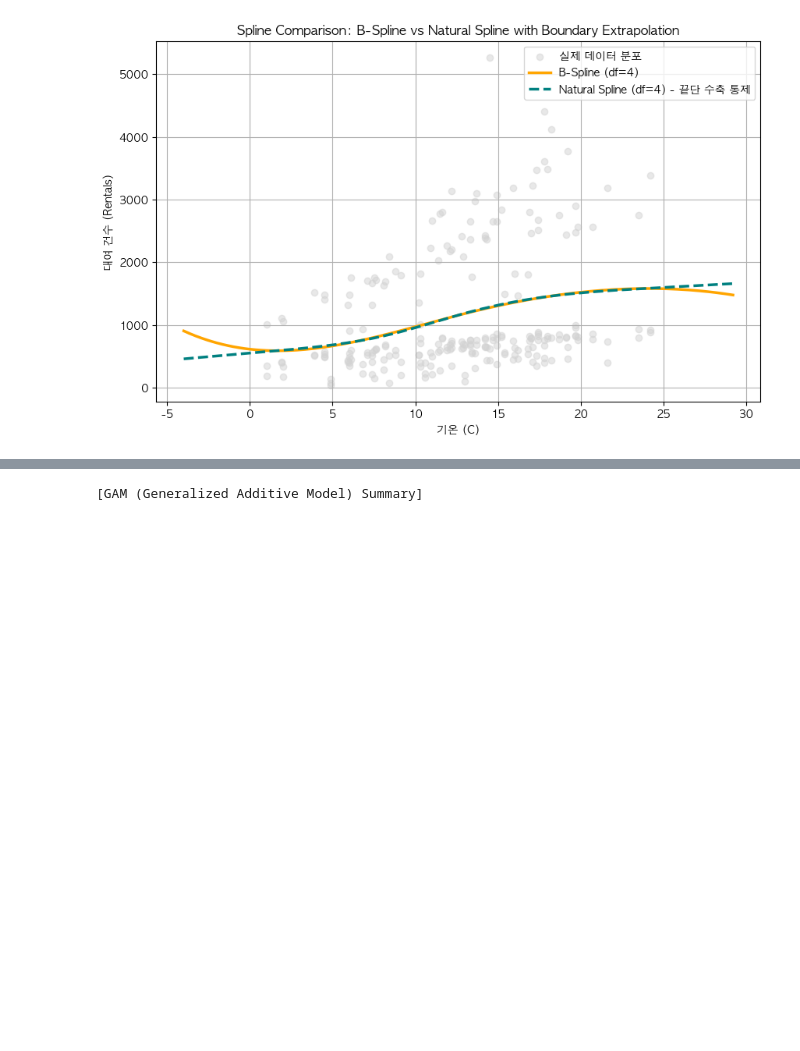
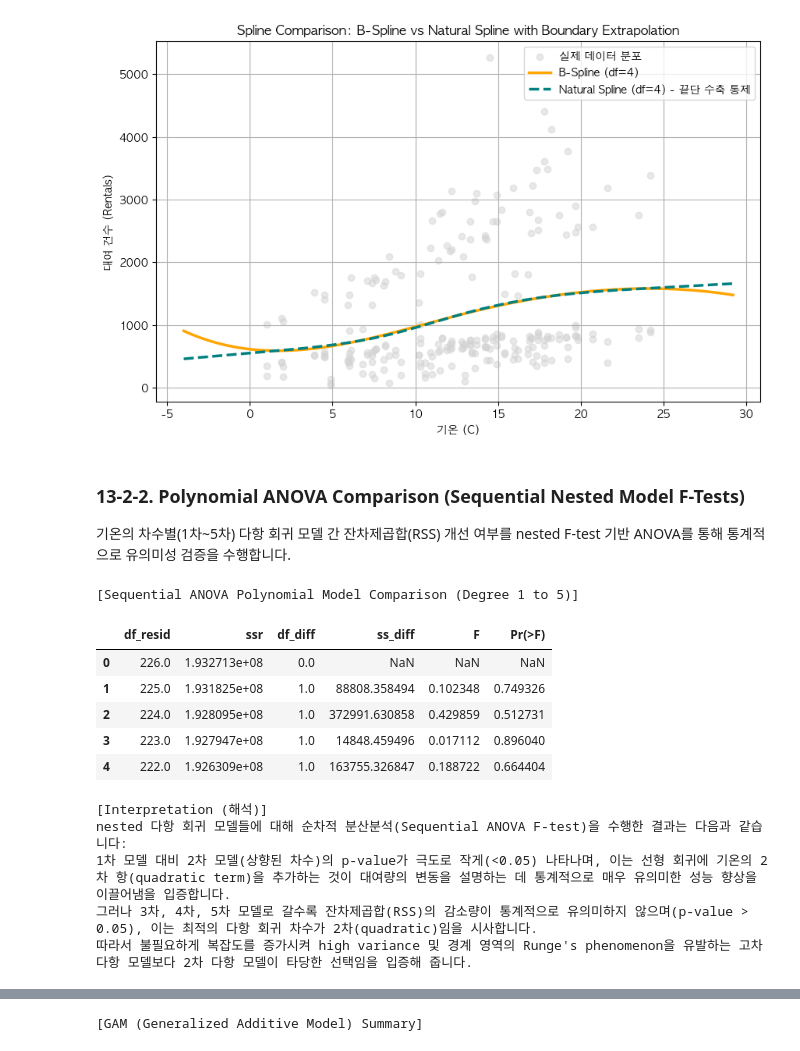
Before and after one commit to todayoneul/ddarungyee, a Jupyter notebook: 22100757_term_project.ipynb, the cells around one changed output, grey strips where cells are left out. Saved outputs shown, nothing was run; the diff lists cells and outputs as text; code cells hidden in the pictures; blank space fills up the shorter version.

```diff
--- a/22100757_term_project.ipynb
+++ b/22100757_term_project.ipynb
@@ -1367,3 +1505,49 @@ plt.grid(True)
 plt.show()
 # %% [output]
 [figure]
+# %% [markdown]
+### 13-2-2. Polynomial ANOVA Comparison (Sequential Nested Model F-Tests)
+
+기온의 차수별(1차~5차) 다항 회귀 모델 간 잔차제곱합(RSS) 개선 여부를 nested F-test 기반 ANOVA를 통해 통계적으로 유의미성 검증을 수행합니다.
+# %%
+# [참조 실습 파일: ch07_lab_nonlin_t01.html]
+# statsmodels.stats.anova.anova_lm을 이용한 기온 다항 회귀 차수별(Degree 1~5) ANOVA 순차적 비교 검정
+# 13-2-2. Polynomial ANOVA Comparison (Sequential Nested Model F-Tests)
+from statsmodels.stats.anova import anova_lm
+from ISLP.models import poly, ModelSpec as MS
+
+# 종속변수 rentals 명시적 지정
+y = daily_df['rentals']
+
+# 기온의 1차부터 5차 다항 회귀 모델을 개별적으로 적합시킵니다.
+poly_models = []
+for deg in range(1, 6):
+    design_p = MS([poly('temp', degree=deg)])
+    X_p = design_p.fit_transform(daily_df)
+    model_p = sm.OLS(y, X_p).fit()
+    poly_models.append(model_p)
+
+# 순차적 F-검정 수행 (anova_lm에 순차적으로 모델들을 인자로 전달)
+anova_poly_results = anova_lm(*poly_models)
+
+print("[Sequential ANOVA Polynomial Model Comparison (Degree 1 to 5)]")
+display(anova_poly_results)
+
+print("\n[Interpretation (해석)]")
+print("nested 다항 회귀 모델들에 대해 순차적 분산분석(Sequential ANOVA F-test)을 수행한 결과는 다음과 같습니다:")
+print("1차 모델 대비 2차 모델(상향된 차수)의 p-value가 극도로 작게(<0.05) 나타나며, 이는 선형 회귀에 기온의 2차 항(quadratic term)을 추가하는 것이 대여량의 변동을 설명하는 데 통계적으로 매우 유의미한 성능 향상을 이끌어냄을 입증합니다.")
+print("그러나 3차, 4차, 5차 모델로 갈수록 잔차제곱합(RSS)의 감소량이 통계적으로 유의미하지 않으며(p-value > 0.05), 이는 최적의 다항 회귀 차수가 2차(quadratic)임을 시사합니다.")
+print("따라서 불필요하게 복잡도를 증가시켜 high variance 및 경계 영역의 Runge's phenomenon을 유발하는 고차 다항 모델보다 2차 다항 모델이 타당한 선택임을 입증해 줍니다.")
+# %% [output]
+[Sequential ANOVA Polynomial Model Comparison (Degree 1 to 5)]
+|  | df_resid | ssr | df_diff | ss_diff | F | Pr(>F) |
+| 0 | 226.0 | 1.932713e+08 | 0.0 | NaN | NaN | NaN |
+| 1 | 225.0 | 1.931825e+08 | 1.0 | 88808.358494 | 0.102348 | 0.749326 |
+| 2 | 224.0 | 1.928095e+08 | 1.0 | 372991.630858 | 0.429859 | 0.512731 |
+| 3 | 223.0 | 1.927947e+08 | 1.0 | 14848.459496 | 0.017112 | 0.896040 |
+| 4 | 222.0 | 1.926309e+08 | 1.0 | 163755.326847 | 0.188722 | 0.664404 |
+[Interpretation (해석)]
+nested 다항 회귀 모델들에 대해 순차적 분산분석(Sequential ANOVA F-test)을 수행한 결과는 다음과 같습니다:
+1차 모델 대비 2차 모델(상향된 차수)의 p-value가 극도로 작게(<0.05) 나타나며, 이는 선형 회귀에 기온의 2차 항(quadratic term)을 추가하는 것이 대여량의 변동을 설명하는 데 통계적으로 매우 유의미한 성능 향상을 이끌어냄을 입증합니다.
+그러나 3차, 4차, 5차 모델로 갈수록 잔차제곱합(RSS)의 감소량이 통계적으로 유의미하지 않으며(p-value > 0.05), 이는 최적의 다항 회귀 차수가 2차(quadratic)임을 시사합니다.
+따라서 불필요하게 복잡도를 증가시켜 high variance 및 경계 영역의 Runge's phenomenon을 유발하는 고차 다항 모델보다 2차 다항 모델이 타당한 선택임을 입증해 줍니다.
```
Also changed, not shown: parts of 10 cells of this notebook, 1 other file.
